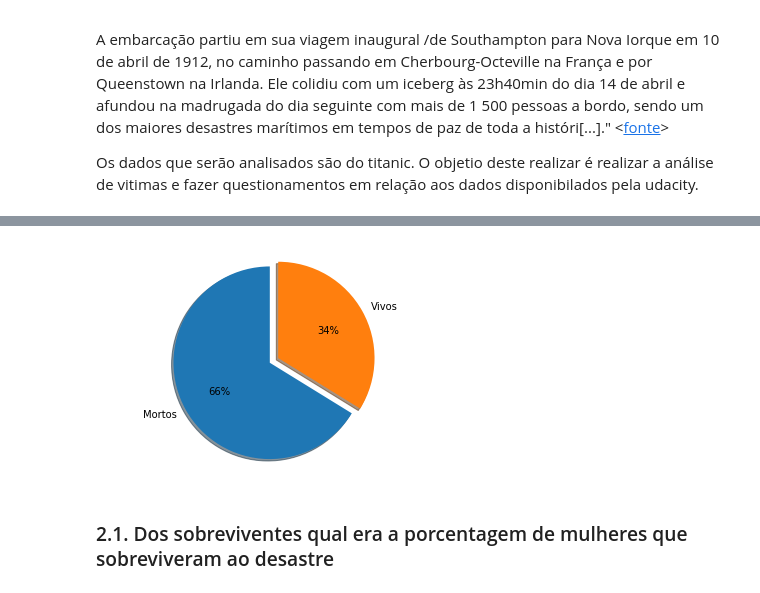
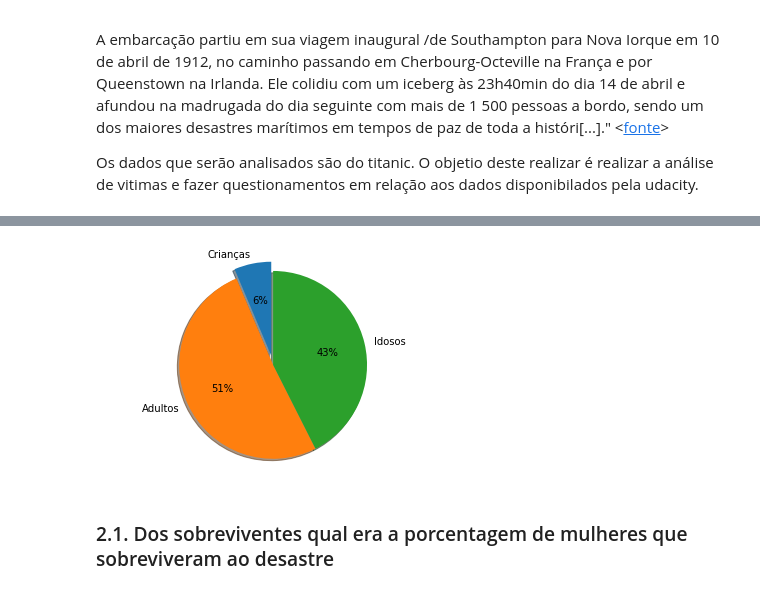
Before and after one commit to ronan-hilario96/kaggle-titanic, a Jupyter notebook: Titanic.ipynb, the cells around one changed output, grey strips where cells are left out. Cells and saved outputs as stored; diff of their text form; code cells hidden in the pictures.

```diff
--- a/Titanic.ipynb
+++ b/Titanic.ipynb
@@ -65,5 +43,0 @@ Ao final de análisar cada dado e figura gerada faça uma explicação dos resul
-# %%
-# Caso tenha criado um arquivo CSV limpo, faça a abertura e veja alguns dados dele a
-# partir dessa célula.
-
-df_titanic = pd.read_csv(...)
@@ -75,0 +46,28 @@ mortos = df_titanic.query('Survived == 0')['Cabin'].map(lambda x: len(x.split())
+# %%
+def media_idade(age):
+    faixa = {
+        "crianca": 0,
+        "adulto": 0,
+        "idoso": 0
+    }
+    for idade in age:
+        if idade < 18:
+            faixa["crianca"] += 1
+        elif 18 < idade < 40:
+            faixa["adulto"] += 1
+        else:
+            faixa["idoso"] += 1
+    return faixa
+
+def grafico_idade(age):
+    faixa = media_idade(age)
+    labels = 'Crianças', 'Adultos', 'Idosos'
+    sizes = [faixa["crianca"], faixa["adulto"], faixa["idoso"]]
+    explode = (.1, 0, 0)
+
+    fig1, ax1 = plt.subplots()
+    ax1.pie(sizes, explode=explode, labels=labels, autopct='%1.0f%%',
+            shadow=True, startangle=90)
+    ax1.axis('equal')
+
+    plt.show()
@@ -76,16 +77,19 @@ mortos = df_titanic.query('Survived == 0')['Cabin'].map(lambda x: len(x.split())
+# %%
+idades = df_titanic.query('Survived == 1 & Embarked == "C" & Pclass == 1')['Age'].values
 # %%
-labels = 'Mortos', 'Vivos'
-sizes = [vivos, mortos]
-explode = (0, 0.1)  # only "explode" the 2nd slice (i.e. 'Hogs')
+faixa = media_idade(idades)
+labels = 'Crianças', 'Adultos', 'Idosos'
+sizes = [faixa["crianca"], faixa["adulto"], faixa["idoso"]]
+explode = (.1, 0, 0)
 
 fig1, ax1 = plt.subplots()
 ax1.pie(sizes, explode=explode, labels=labels, autopct='%1.0f%%',
         shadow=True, startangle=90)
-ax1.axis('equal')  # Equal aspect ratio ensures that pie is drawn as a circle.
+ax1.axis('equal')
 
 plt.show()
 # %% [output]
-[figure, old version]
+[figure, new version]
 # %% [markdown]
 ### 2.1. Dos sobreviventes qual era a porcentagem de mulheres que sobreviveram ao desastre
 # %%
```
Also changed, not shown: parts of 18 cells of this notebook, 2 other files.
